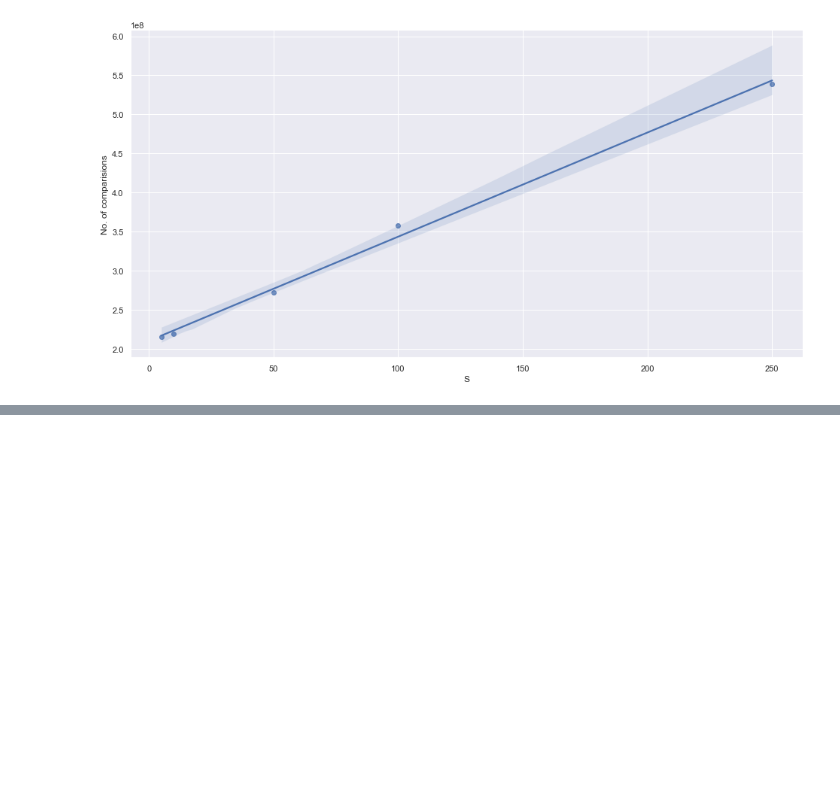
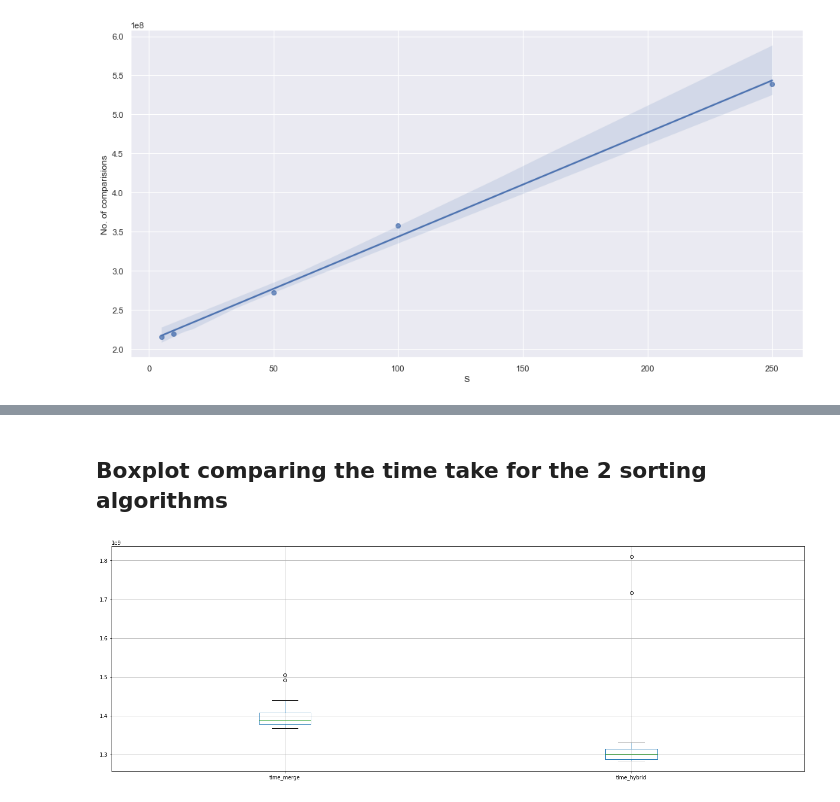
Before and after one commit to indicium15/SC2001, a Jupyter notebook: Lab 1/lab1.ipynb, the cells around one changed output, grey strips where cells are left out. Saved outputs shown, nothing was run; the diff lists cells and outputs as text; code cells hidden in the pictures; blank space fills up the shorter version.

Commit message:
Added the cmparison of merge and hybrid sort

```diff
--- a/Lab 1/lab1.ipynb
+++ b/Lab 1/lab1.ipynb
@@ -323,0 +284,5 @@ def mergesort(array):
+# %%
+import pandas as pd
+
+df = pd.read_csv (r'algodata.csv')
+print (df)
@@ -323,0 +307,2 @@ def mergesort(array):
+# %%
+analysis2 = pd.DataFrame(df,columns=['time_merge', 'time_hybrid'])
@@ -323,0 +329,7 @@ def mergesort(array):
+# %% [markdown]
+## Boxplot comparing the time take for the 2 sorting algorithms
+# %%
+f = plt.figure(figsize=(24, 8))
+boxplot = analysis2.boxplot(column=['time_merge', 'time_hybrid'],return_type='axes')
+# %% [output]
+[figure, added]
```
Also changed, not shown: parts of 14 cells of this notebook.
